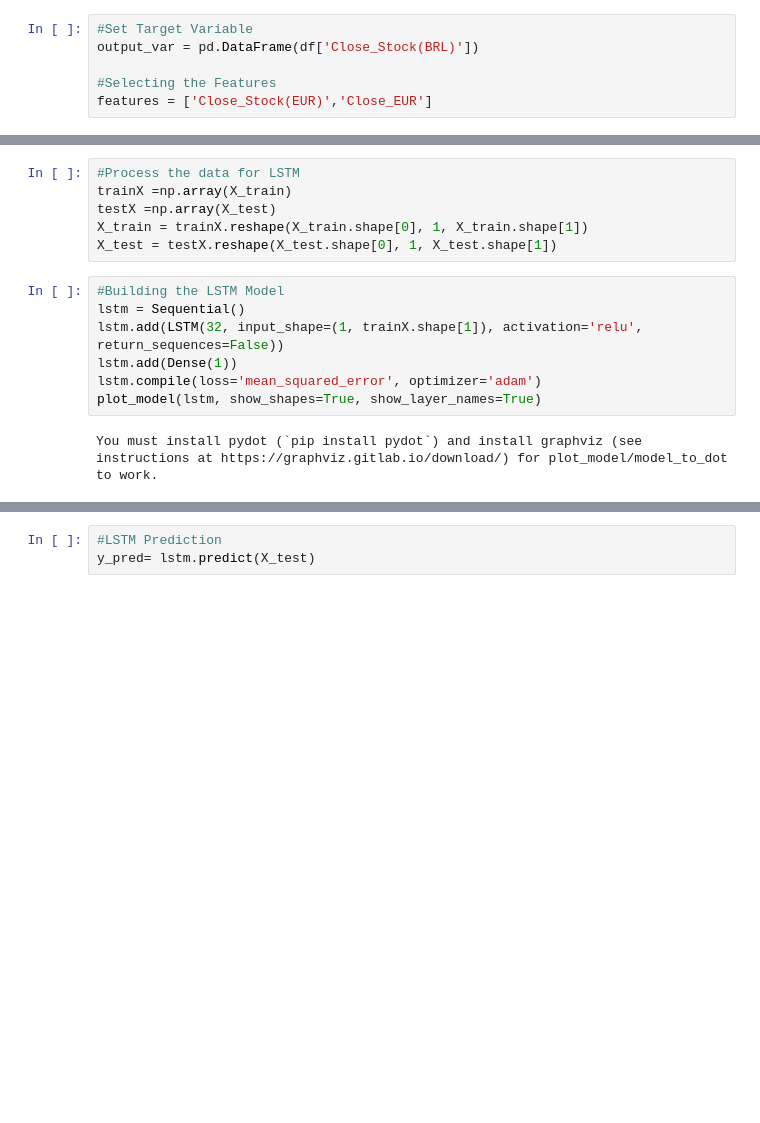
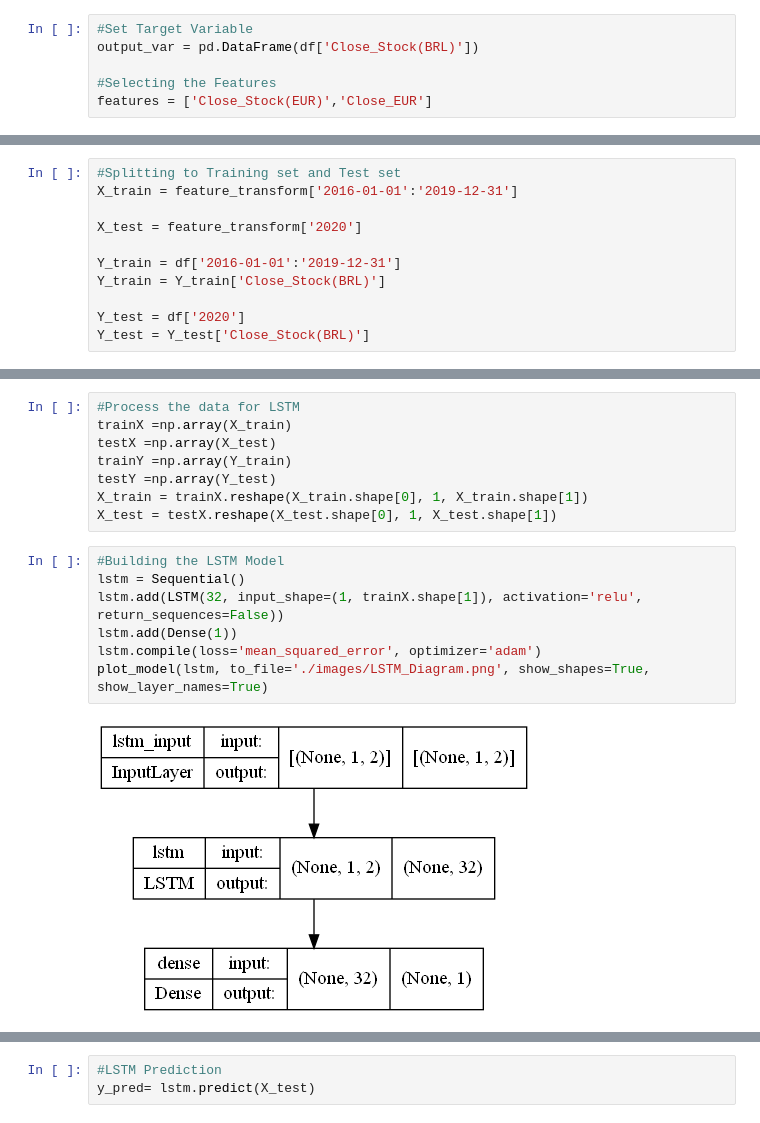
Before and after one commit to Felipe-Renck/stock-price-forecast, a Jupyter notebook: SAP_Stock_Price_LSTM.ipynb, the cells around one changed output, grey strips where cells are left out. Cells and saved outputs as stored; diff of their text form; blank space fills up the shorter version.

```diff
--- a/SAP_Stock_Price_LSTM.ipynb
+++ b/SAP_Stock_Price_LSTM.ipynb
@@ -70,2 +65,13 @@ feature_transform.head()
+# %%
+#Splitting to Training set and Test set
+X_train = feature_transform['2016-01-01':'2019-12-31']
+
+X_test = feature_transform['2020']
+
+Y_train = df['2016-01-01':'2019-12-31']
+Y_train = Y_train['Close_Stock(BRL)']
+
+Y_test = df['2020']
+Y_test = Y_test['Close_Stock(BRL)']
 # %%
 #Splitting to Training set and Test set (Ratio: 80:20)
@@ -77,16 +113,18 @@ for train_index, test_index in timesplit.split(feature_transform):
 #Process the data for LSTM
 trainX =np.array(X_train)
 testX =np.array(X_test)
+trainY =np.array(Y_train)
+testY =np.array(Y_test)
 X_train = trainX.reshape(X_train.shape[0], 1, X_train.shape[1])
 X_test = testX.reshape(X_test.shape[0], 1, X_test.shape[1])
 # %%
 #Building the LSTM Model
 lstm = Sequential()
 lstm.add(LSTM(32, input_shape=(1, trainX.shape[1]), activation='relu', return_sequences=False))
 lstm.add(Dense(1))
 lstm.compile(loss='mean_squared_error', optimizer='adam')
-plot_model(lstm, show_shapes=True, show_layer_names=True)
+plot_model(lstm, to_file='./images/LSTM_Diagram.png', show_shapes=True, show_layer_names=True)
 # %% [output]
-You must install pydot (`pip install pydot`) and install graphviz (see instructions at https://graphviz.gitlab.io/download/) for plot_model/model_to_dot to work.
+[figure, added]
 # %%
 #Model Training
```
Also changed, not shown: parts of 11 cells of this notebook, 11 other files.
